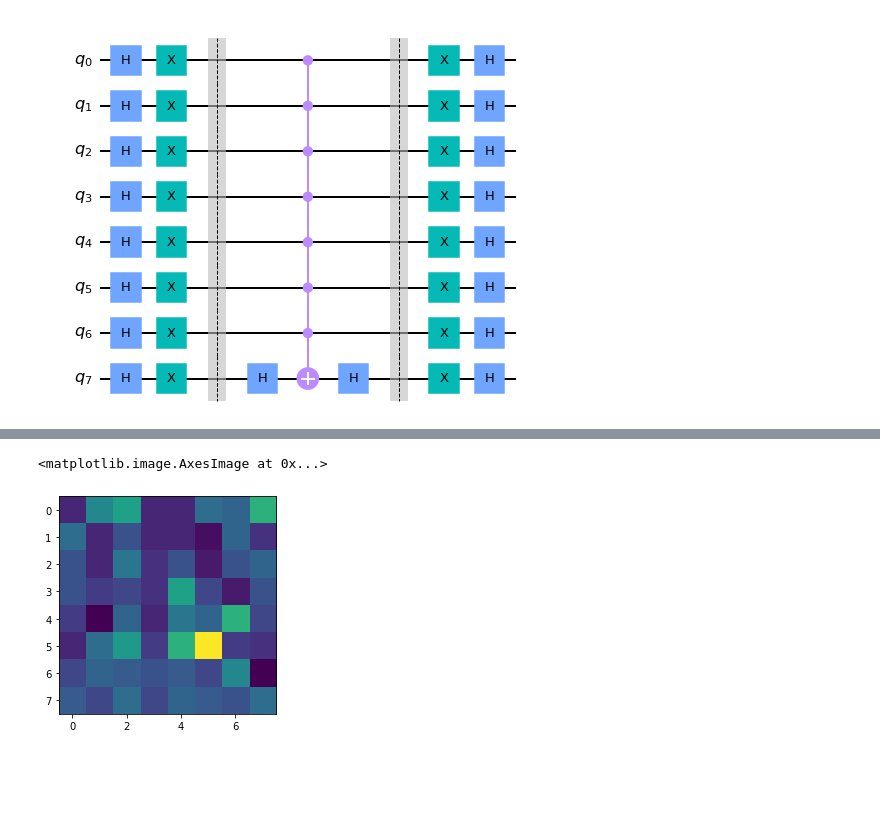
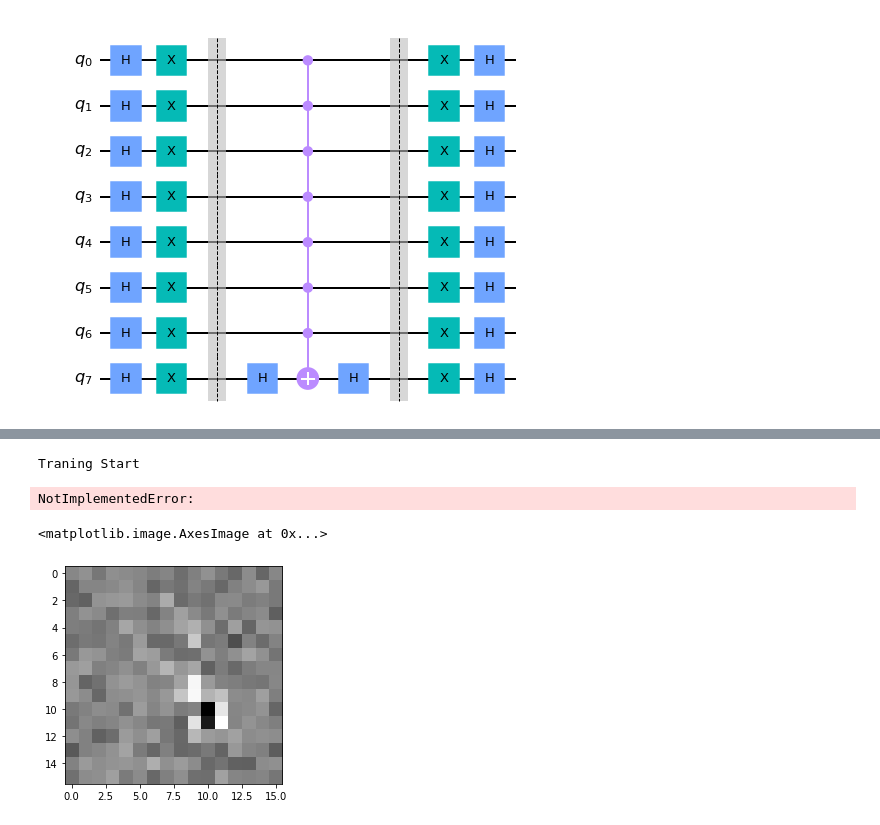
Before and after one commit to CDL-Quantum/Hackathon2021, a Jupyter notebook: SRRSA/Notebooks/Grover.ipynb, the cells around one changed output, grey strips where cells are left out. Cells and saved outputs as stored; diff of their text form; code cells hidden in the pictures; blank space fills up the shorter version.

Commit message:
dataset+code update

```diff
--- a/SRRSA/Notebooks/Grover.ipynb
+++ b/SRRSA/Notebooks/Grover.ipynb
@@ -368,6 +368,6 @@ def phaseFlipM(testdata):
 # %%
 path=r'..\\dataset\\Others\\'
 name='P-'
-imgdata=imageResize(callImage(2,path,name),8)
+imgdata=imageResize(callImage(2,path,name),16)
 #Satellite images show Fort McMurray wildfire from space
 # %%
@@ -470,7 +470,7 @@ def grover(itr,data):
         my_circuit.append(diffuser(nqubits), range(nqubits))
 
     my_circuit.measure(qr[:],cr[:])
-    nshot=1000;
+    nshot=100000;
 
     backend = Aer.get_backend('qasm_simulator')
     job = execute(my_circuit, backend, shots=nshot)
@@ -481,8 +481,8 @@ def grover(itr,data):
 def countBitstring(count):
     f=[]
     for i in range(2**nqubits):
-        if format(i, '#010b')[4:10] in count:
-            f.append(count[format(i, '#010b')[4:10]])
+        if format(i, '#010b')[2:10] in count:
+            f.append(count[format(i, '#010b')[2:10]])
         else:
             f.append(0)
     return np.array(list(f))
@@ -492,5 +492,5 @@ from toolz import partition
 
 def imigize1(count):
     countlist=countBitstring(count)
-    out_img=np.array(list(partition(8, countlist)))/max(countlist);
+    out_img=np.array(list(partition(16, countlist)))/max(countlist);
     return out_img.squeeze()
@@ -501,7 +510,34 @@ np.pi*np.sqrt(64/6)/4
+# %%
+print('Traning Start')
+for epoch in range(1000):  # loop over the dataset multiple times
+
+    for ix in range(num_data):
+        running_loss = 0.0
+
+        # get the inputs; data is a list of [inputs, labels]
+
+        # zero the parameter gradients
+        optimizer.zero_grad()
+
+        # forward + backward + optimize
+        outputs = net(inputs[ix])[0]
+
+        loss = criterion(outputs,labels[ix])
+        loss.backward()
+        optimizer.step()
+
+        # print statistics
+        running_loss += loss.item()
+    print(epoch,"iteration L= ",running_loss);
+
+print('Finished Training')
+# %% [output]
+Traning Start
+NotImplementedError:
 # %%
-nqubits=6
+nqubits=8
 
-plt.imshow(imigize1(grover(3,imgdata)))
+plt.imshow(imigize1(grover(7,imgdata)), cmap='gray')
 # %% [output]
 <matplotlib.image.AxesImage at 0x...>
-[figure, old version]
+[figure, new version]
```
Also changed, not shown: parts of 6 cells of this notebook, 12 other files.
